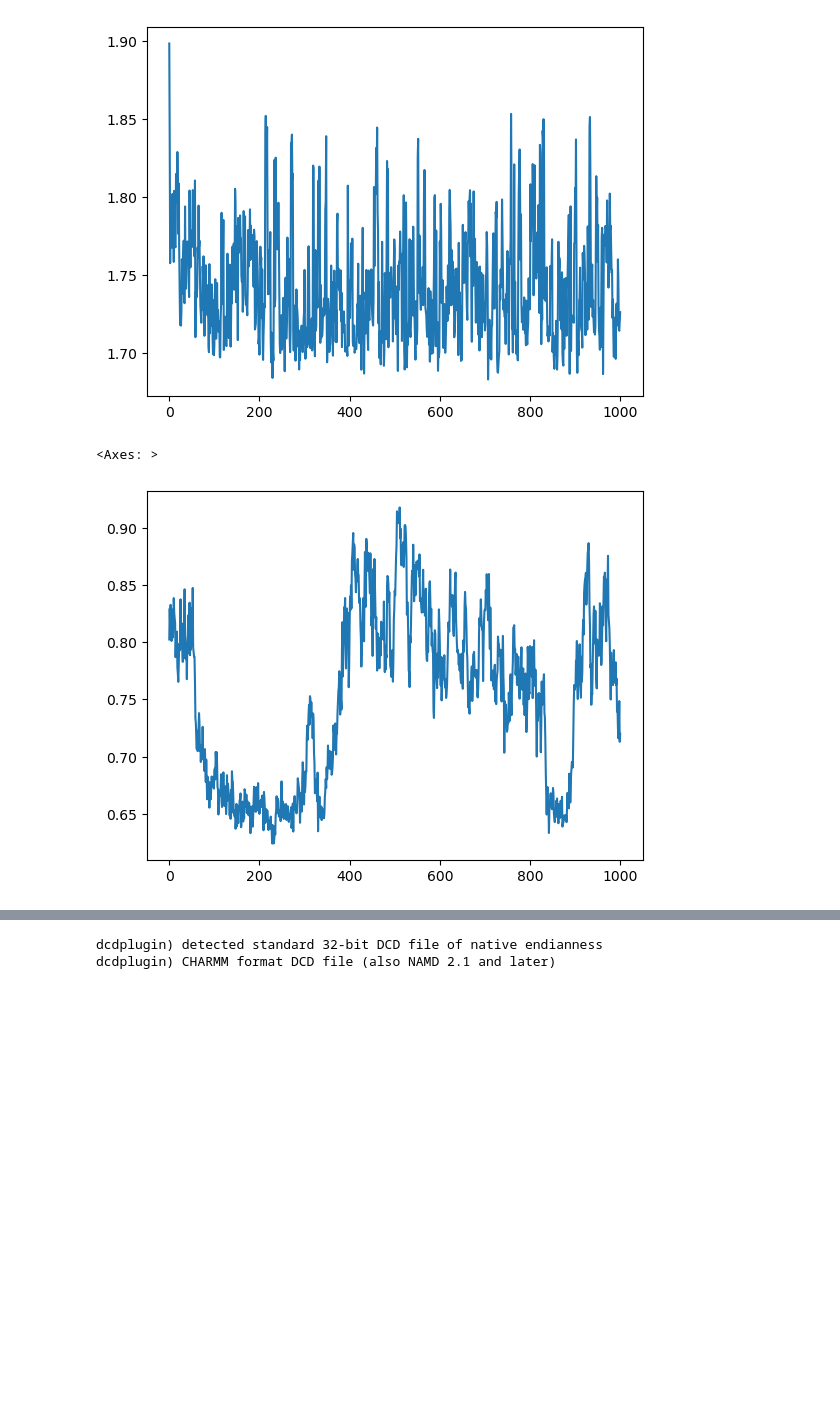
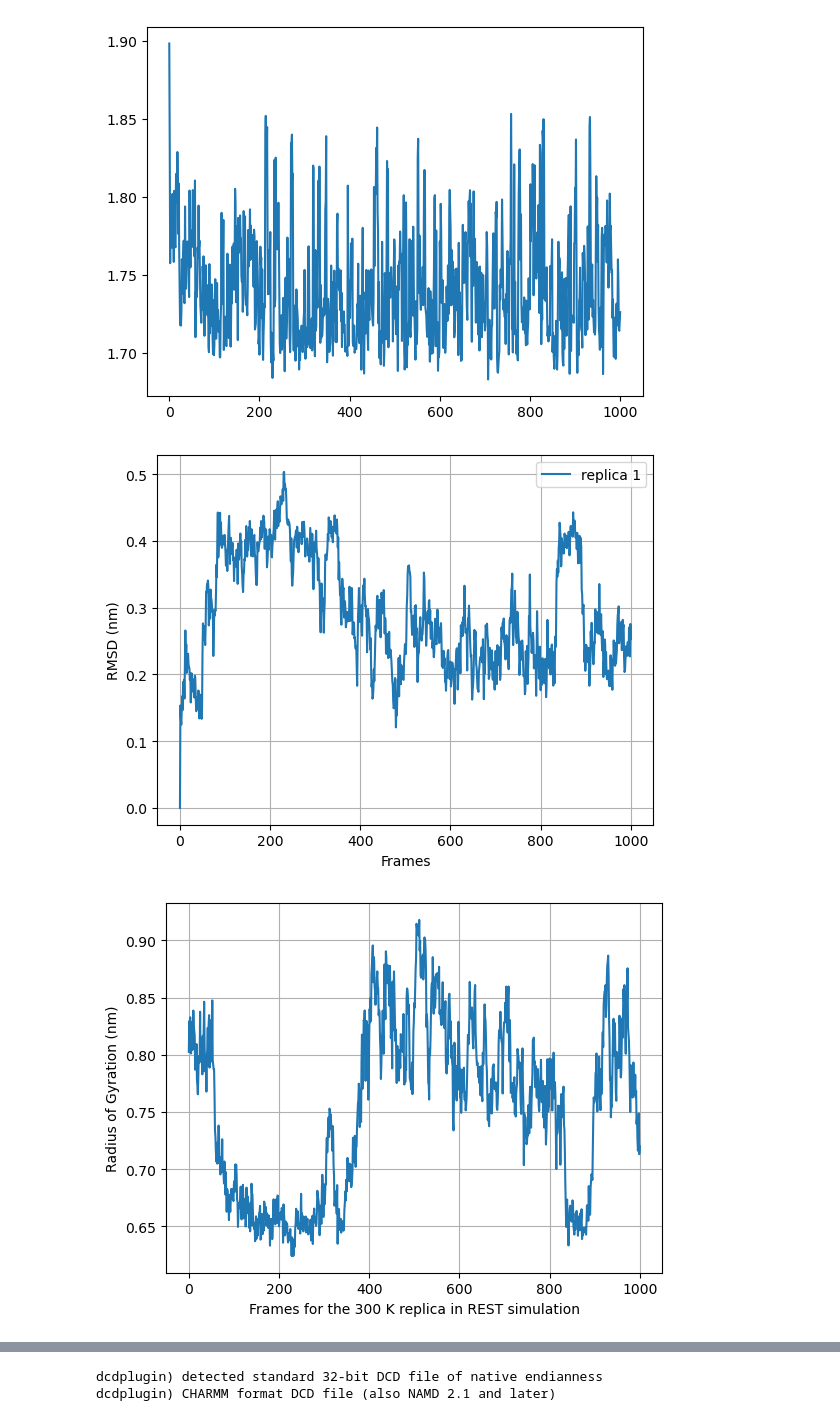
Before and after one commit to HaoLan-compchem/blog_03_12_2025, a Jupyter notebook: ligand_only/analysis.ipynb, the cells around one changed output, grey strips where cells are left out. Saved outputs shown, nothing was run; the diff lists cells and outputs as text; code cells hidden in the pictures; blank space fills up the shorter version.

Commit message:
blog ligand only finish

```diff
--- a/ligand_only/analysis.ipynb
+++ b/ligand_only/analysis.ipynb
@@ -151,12 +151,12 @@ def plot_rmsd_fluctuations_multiple(traj_files, top_file, plot_type, window, sav
         avg_rmsd = np.array([ligand_rmsd[i*window:(i+1)*window].mean() for i in range(n_windows)])
         avg_frames = np.arange(n_windows) * window
         rmsd_arrays.append(avg_rmsd)
-        labels.append(f'replicate {i+1}')
+        labels.append(f'replica {i+1}')
         if plot_type == 'line':
             plt.plot(avg_frames, avg_rmsd, label=labels[-1])
             plt.xlabel('Frames')
             plt.ylabel('RMSD (nm)')
-            plt.title(f'Ligand RMSD')
+            #plt.title(f'Ligand RMSD')
         elif plot_type == 'hist':
             sns.kdeplot(avg_rmsd, label=labels[-1])
             plt.xlabel('RMSD (nm)')
@@ -218,10 +218,14 @@ sns.lineplot(md.compute_rg(trj_sage_remd))
 <Axes: >
 [figure]
 # %%
-sns.lineplot(md.compute_rg(trj_sage_rest))
+trj_sage_rest = plot_rmsd_fluctuations_multiple(['REST/REST_4/replica_0_ligand_samples.pdb'], 'REST/ligand.pdb', 'line', 1, ['REST/REST_4/0_processed.xtc'])
+plt.plot(md.compute_rg(trj_sage_rest))
+plt.xlabel('Frames for the 300 K replica in REST simulation')
+plt.ylabel('Radius of Gyration (nm)')
+plt.grid(True)
 # %% [output]
-<Axes: >
-[figure, old version]
+[figure, new version]
+[figure, added]
 # %%
 def plot_dihedral_angles(traj_cont, atom_indices):
     dihedral_angles = md.compute_dihedrals(traj_cont, [atom_indices])
```
Also changed, not shown: parts of 14 cells of this notebook, 17 other files.
